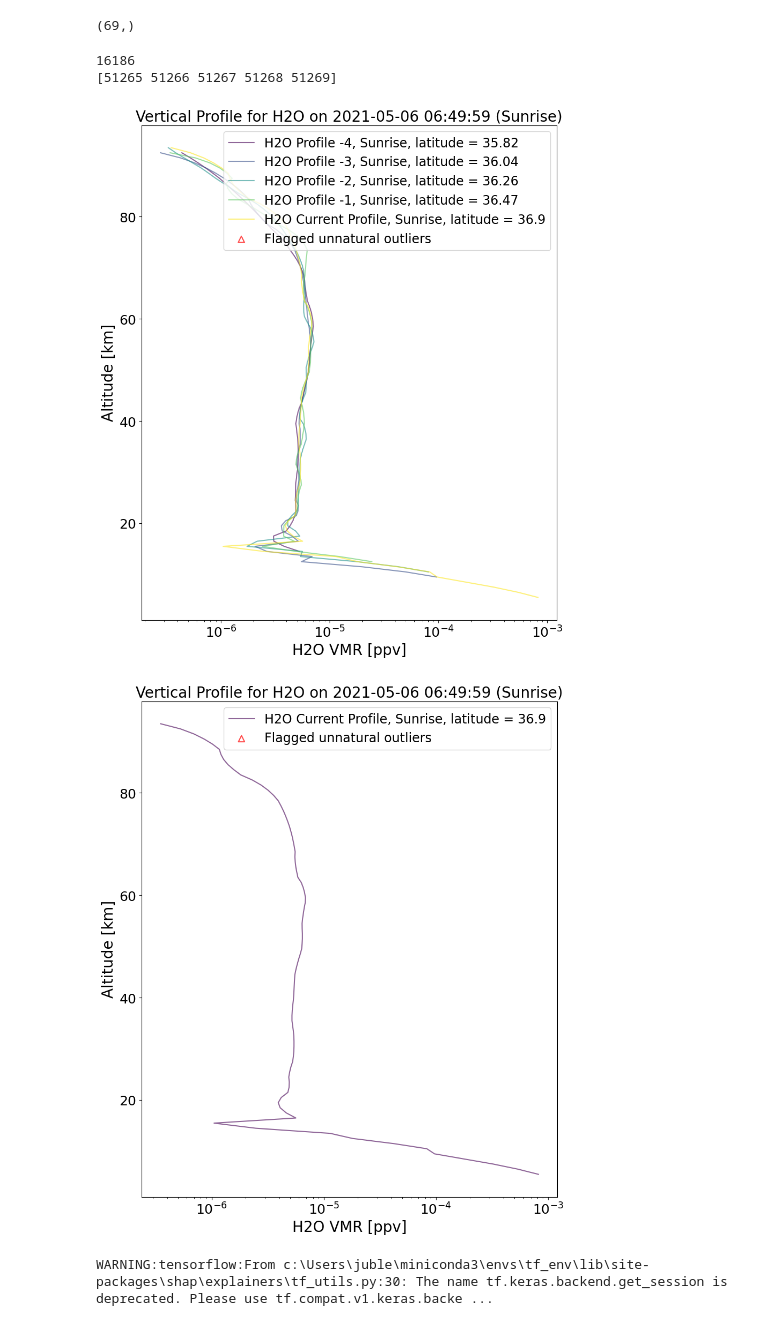
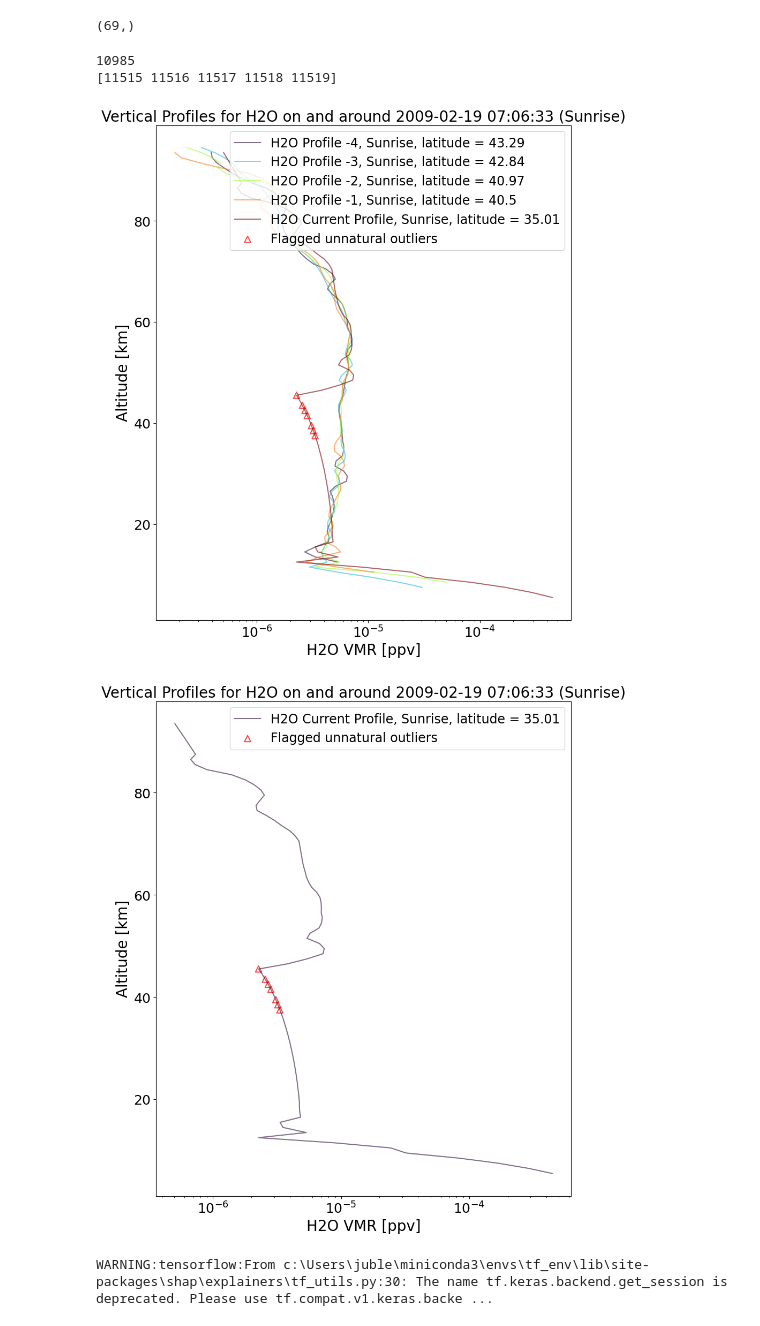
Before and after one commit to james-harvey-git/MPhys_Project, a Jupyter notebook: machine_learning.ipynb, the cells around one changed output. Cells and saved outputs as stored; diff of their text form; code cells hidden in the pictures.

```diff
--- a/machine_learning.ipynb
+++ b/machine_learning.ipynb
@@ -891,33 +891,34 @@ predicted_good_indices_FP.shape
 # %%
 reload(data_processing)
 from data_processing import vertical_profile_plot as vpp
 #18612
 idx = np.random.choice(predicted_good_indices_TP)
 print(idx)
+idx = 8871
 
 test_date_indices = feature_date_indices[indices_test]
 date_indices_example = test_date_indices[idx]
 print(date_indices_example)
 
 date_indices_example_after = date_indices_example + 2
 
 vpp('H2O', h2o_data, h2o_flags, date_indices_example)
 
 vpp('H2O', h2o_data, h2o_flags, date_index = date_indices_example[4], n_surrounding=0)
 
 
 #latitudes = h2o_data['latitude'][date_indices_example_after].values
 #plt.figure()
 
 #plt.plot(date_indices_example_after, latitudes)
 #plt.xlabel('Date Index')
 #plt.ylabel('Latitude')
 #plt.show()
 # %% [output]
-16186
-[51265 51266 51267 51268 51269]
+10985
+[11515 11516 11517 11518 11519]
-[figure, old version]
+[figure, new version]
-[figure, old version]
+[figure, new version]
 # %%
 
 
```
Also changed, not shown: 1 other file.
